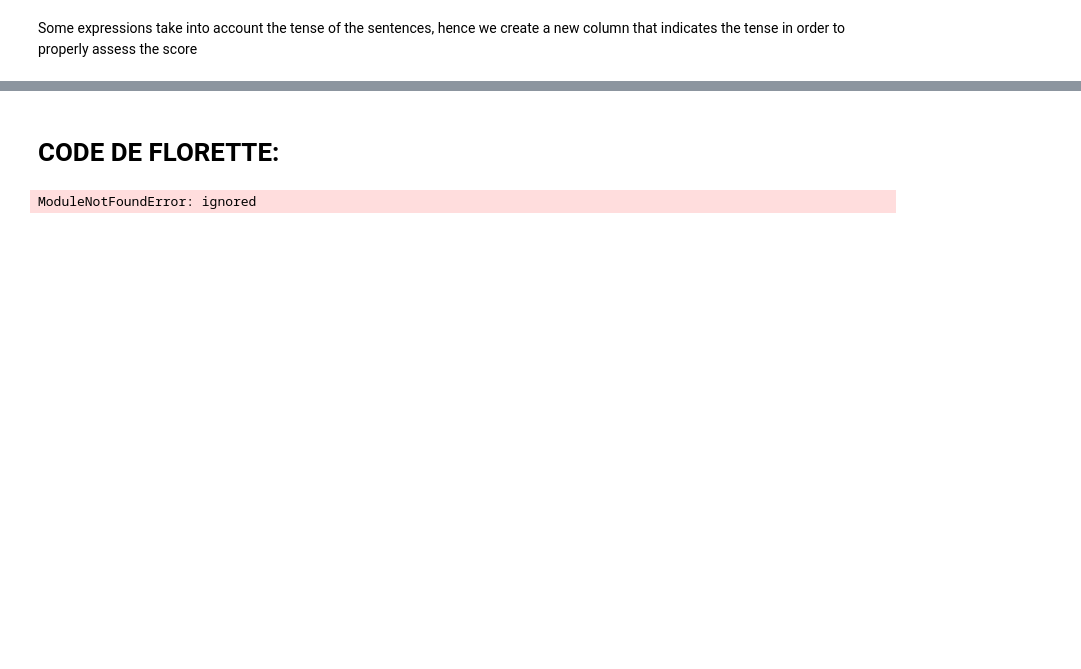
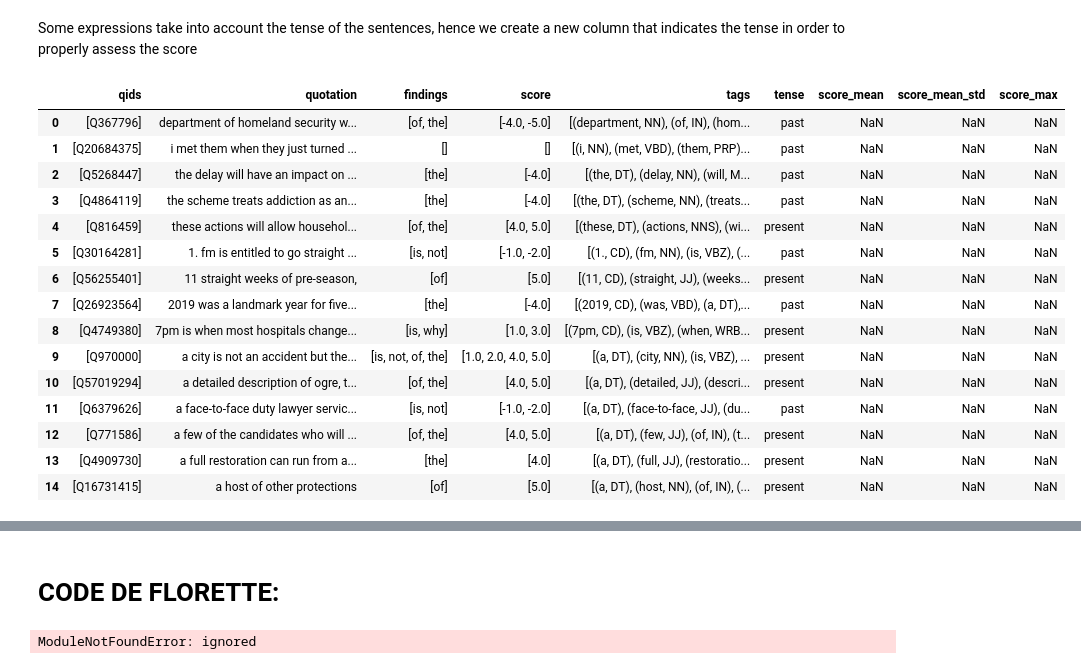
Before and after one commit to epfl-ada/ada-2021-project-teambis, a Jupyter notebook: Project_2_.ipynb, the cells around one changed output, grey strips where cells are left out. Saved outputs shown, nothing was run; the diff lists cells and outputs as text; code cells hidden in the pictures; blank space fills up the shorter version.

```diff
--- a/Project_2_.ipynb
+++ b/Project_2_.ipynb
@@ -433,20 +451,45 @@ Some expressions take into account the tense of the sentences, hence we create a
 present = ["VBP", "VBZ","VBG"]
 past = ["VBD", "VBN"]
 
+#For the differents citations, we tokenize the quotes, and extract the tags associated to them to conserve them in a column
+
 #quotes['tags'] = quotes['quotations'].apply(lambda x: nltk.pos_tag(nltk.word_tokenize(x)))
 test['tags'] = test['quotation'].apply(lambda x: nltk.pos_tag(nltk.word_tokenize(x)))
+
+#We compare the tags obtained withh the tense vector to assess a tense to que quotes
 
 #quotes['tense'] = quotes['tags'].apply(lambda x: [pos for word,pos in tags if np.isin(pos, past + present)])
 test['tense'] = test['tags'].apply(lambda x: [pos for word,pos in x if np.isin(pos, past + present)])
 
 #quotes['tense'] = quotes['tense'].apply(lambda x: 'present' if set(x).issubset(set(present)) == True else 'past' )
 test['tense'] = test['tense'].apply(lambda x: 'present' if set(x).issubset(set(present)) == True else 'past')
-
-#quotes['score'] = quotes['findings'].apply(lambda x: [sentences['score'][ind] for ind in sentences.index if(sentences['sentence'][ind] in x)])
-
-# dans le futur on aura besoin de faire une difeerenciation entre les citations qui sont au passé et au present pour associer le bon score:
-#quotes[quotes.tense == 'present']['score'] = quotes[quotes.tense == 'present']['findings'].apply(lambda x: [sentences['score'][ind] for ind in sentences.index if(sentences[sentences.tense == 'present']['sentence'][ind] in x)])
-#quotes[quotes.tense == 'past']['score'] = quotes[quotes.tense == 'past']['findings'].apply(lambda x: [sentences['score'][ind] for ind in sentences.index if(sentences[sentences.tense == 'past']['sentence'][ind] in x)])
-
-test['score'] = test['findings'].apply(lambda x: [sentences['score'][ind] for ind in sentences.index if(sentences['sentence'][ind] in x)])
-display(test)
+# %%
+
+#Now that we have both time and expressisons of confidence, we compare theses expressions with the different quotes and extract the expressions found as weel as the score associated to them.
+
+#quotes.loc[quotes["tense"] == 'present', 'score'] = quotes[quotes.tense == 'present']['findings'].apply(lambda x: [float(sentences['score_present'][ind]) for ind in sentences.index if(sentences['sentence'][ind] in x)])
+test.loc[test["tense"] == 'present', 'score'] = test[test.tense == 'present']['findings'].apply(lambda x: [float(test_exp['score_present'][ind]) for ind in test_exp.index if(test_exp['sentence'][ind] in x)])
+
+#quotes.loc[quotes["tense"] == 'past', 'score'] = quotes[quotes.tense == 'past']['findings'].apply(lambda x: [float(sentences['score_past'][ind]) for ind in sentences.index if(sentences['sentence'][ind] in x)])
+test.loc[test["tense"] == 'past', 'score'] = test[test.tense == 'past']['findings'].apply(lambda x: [float(test_exp['score_past'][ind]) for ind in test_exp.index if(test_exp['sentence'][ind] in x)])
+
+#test['score'] = test['findings'].apply(lambda x: [float(sentences['score'][ind]) for ind in sentences.index if(sentences['sentence'][ind] in x)])
+
+display(test)
+# %% [output]
+|  | qids | quotation | findings | score | tags | tense | score_mean | score_mean_std | score_max |
+| 0 | [Q367796] | department of homeland security w... | [of, the] | [-4.0, -5.0] | [(department, NN), (of, IN), (hom... | past | NaN | NaN | NaN |
+| 1 | [Q20684375] | i met them when they just turned ... | [] | [] | [(i, NN), (met, VBD), (them, PRP)... | past | NaN | NaN | NaN |
+| 2 | [Q5268447] | the delay will have an impact on ... | [the] | [-4.0] | [(the, DT), (delay, NN), (will, M... | past | NaN | NaN | NaN |
+| 3 | [Q4864119] | the scheme treats addiction as an... | [the] | [-4.0] | [(the, DT), (scheme, NN), (treats... | past | NaN | NaN | NaN |
+| 4 | [Q816459] | these actions will allow househol... | [of, the] | [4.0, 5.0] | [(these, DT), (actions, NNS), (wi... | present | NaN | NaN | NaN |
+| 5 | [Q30164281] | 1. fm is entitled to go straight ... | [is, not] | [-1.0, -2.0] | [(1., CD), (fm, NN), (is, VBZ), (... | past | NaN | NaN | NaN |
+| 6 | [Q56255401] | 11 straight weeks of pre-season, | [of] | [5.0] | [(11, CD), (straight, JJ), (weeks... | present | NaN | NaN | NaN |
+| 7 | [Q26923564] | 2019 was a landmark year for five... | [the] | [-4.0] | [(2019, CD), (was, VBD), (a, DT),... | past | NaN | NaN | NaN |
+| 8 | [Q4749380] | 7pm is when most hospitals change... | [is, why] | [1.0, 3.0] | [(7pm, CD), (is, VBZ), (when, WRB... | present | NaN | NaN | NaN |
+| 9 | [Q970000] | a city is not an accident but the... | [is, not, of, the] | [1.0, 2.0, 4.0, 5.0] | [(a, DT), (city, NN), (is, VBZ), ... | present | NaN | NaN | NaN |
+| 10 | [Q57019294] | a detailed description of ogre, t... | [of, the] | [4.0, 5.0] | [(a, DT), (detailed, JJ), (descri... | present | NaN | NaN | NaN |
+| 11 | [Q6379626] | a face-to-face duty lawyer servic... | [is, not] | [-1.0, -2.0] | [(a, DT), (face-to-face, JJ), (du... | past | NaN | NaN | NaN |
+| 12 | [Q771586] | a few of the candidates who will ... | [of, the] | [4.0, 5.0] | [(a, DT), (few, JJ), (of, IN), (t... | present | NaN | NaN | NaN |
+| 13 | [Q4909730] | a full restoration can run from a... | [the] | [4.0] | [(a, DT), (full, JJ), (restoratio... | present | NaN | NaN | NaN |
+| 14 | [Q16731415] | a host of other protections | [of] | [5.0] | [(a, DT), (host, NN), (of, IN), (... | present | NaN | NaN | NaN |
```
Also changed, not shown: parts of 11 cells of this notebook.
